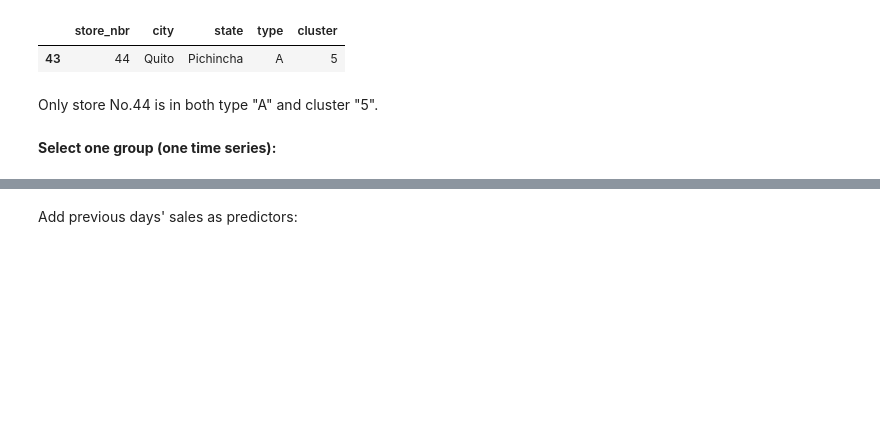
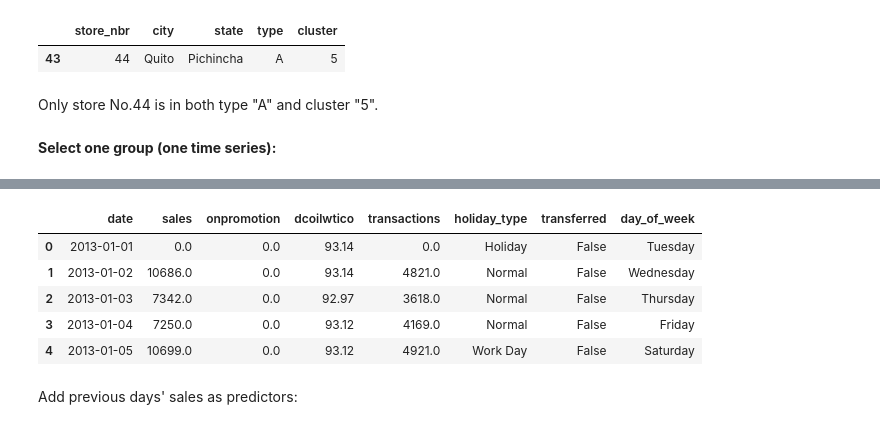
Before and after one commit to zxie9/Capstone-Project-Two, a Jupyter notebook: Notebooks/3. Exploratory Data Analysis.ipynb, the cells around one changed output, grey strips where cells are left out. Saved outputs shown, nothing was run; the diff lists cells and outputs as text; code cells hidden in the pictures; blank space fills up the shorter version.

```diff
--- a/Notebooks/3. Exploratory Data Analysis.ipynb
+++ b/Notebooks/3. Exploratory Data Analysis.ipynb
@@ -416,3 +450,15 @@ grp_sel.head()
+# %%
+# Get the day of week column
+grp_sel_filled.date = pd.to_datetime(grp_sel_filled.date)
+grp_sel_filled['day_of_week'] = grp_sel_filled['date'].dt.day_name()
+grp_sel_filled.head()
+# %% [output]
+|  | date | sales | onpromotion | dcoilwtico | transactions | holiday_type | transferred | day_of_week |
+| 0 | 2013-01-01 | 0.0 | 0.0 | 93.14 | 0.0 | Holiday | False | Tuesday |
+| 1 | 2013-01-02 | 10686.0 | 0.0 | 93.14 | 4821.0 | Normal | False | Wednesday |
+| 2 | 2013-01-03 | 7342.0 | 0.0 | 92.97 | 3618.0 | Normal | False | Thursday |
+| 3 | 2013-01-04 | 7250.0 | 0.0 | 93.12 | 4169.0 | Normal | False | Friday |
+| 4 | 2013-01-05 | 10699.0 | 0.0 | 93.12 | 4921.0 | Work Day | False | Saturday |
 # %% [markdown]
 Add previous days' sales as predictors:
 # %%
```
Also changed, not shown: parts of 15 cells of this notebook.
